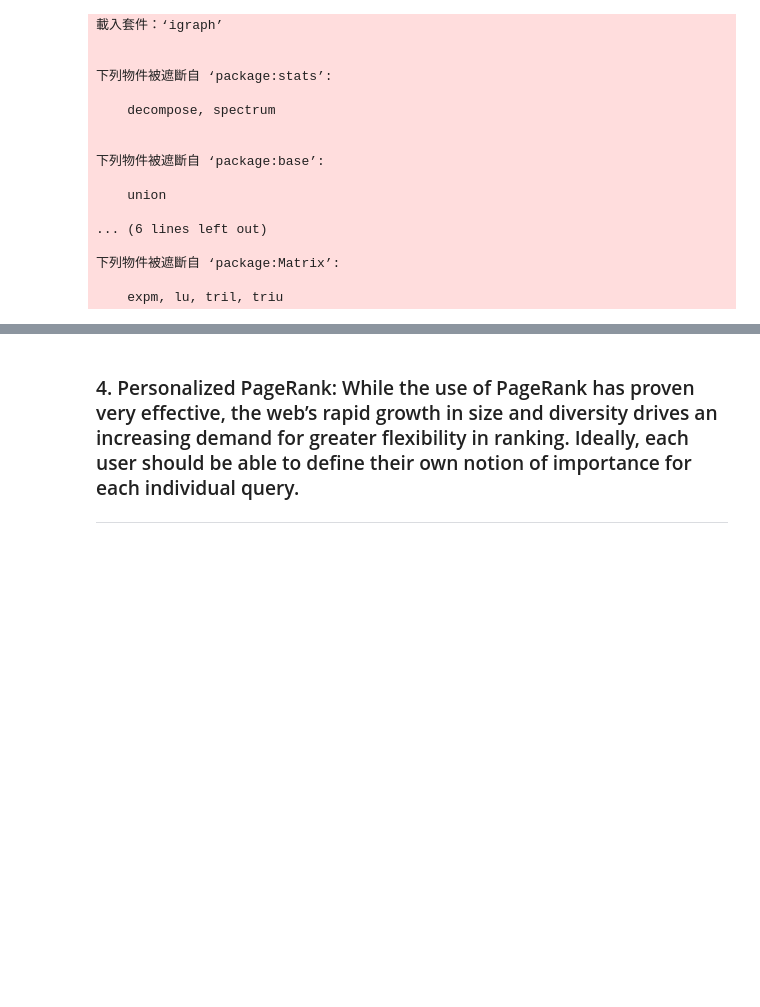
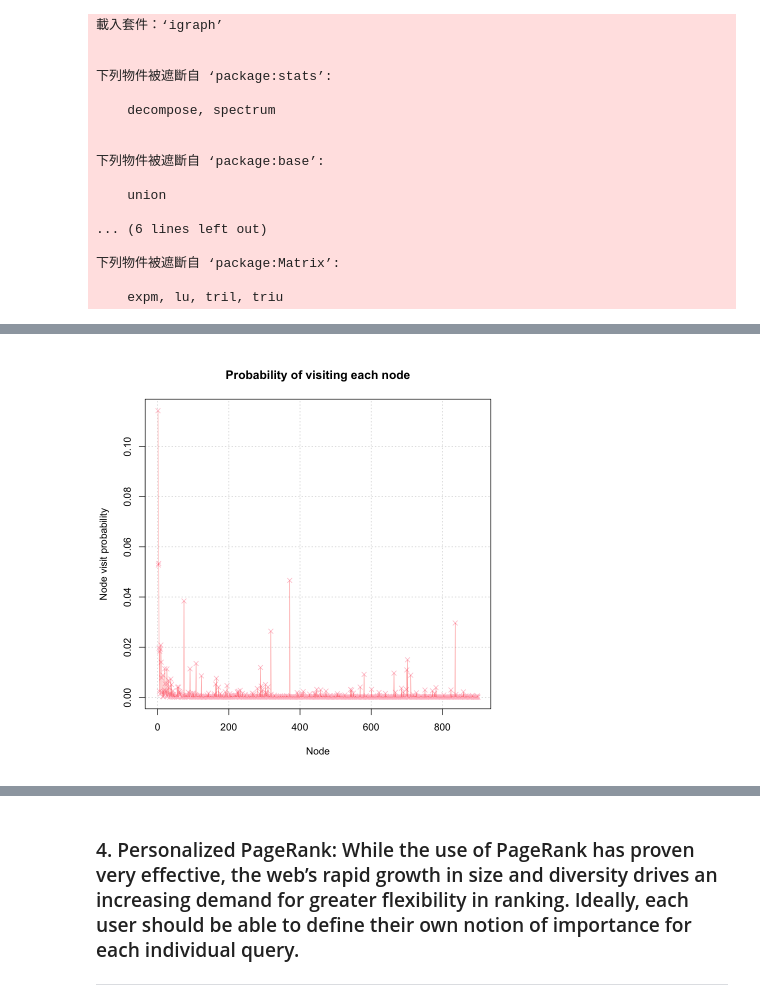
Before and after one commit to kchuang625/ucla-ece-232e-spring-2023-hw, a Jupyter notebook: project1/part2-2_705668757_905847065_105945588.ipynb, the cells around one changed output, grey strips where cells are left out. Saved outputs shown, nothing was run; the diff lists cells and outputs as text; code cells hidden in the pictures; blank space fills up the shorter version.

```diff
--- a/project1/part2-2_705668757_905847065_105945588.ipynb
+++ b/project1/part2-2_705668757_905847065_105945588.ipynb
@@ -36,0 +38,10 @@ library(pracma)
+# %%
+# Create the transition matrix for random walk given a graph
+create_transition_matrix <- function (g) {
+  n <- vcount(g)
+  adj <- as_adjacency_matrix(g)
+  adj[diag(rowSums(adj) == 0)] <- 1  # Replace diagonal elements with 1 for nodes with no outgoing edges
+  row_sums <- rowSums(adj)
+  transition_matrix <- sweep(adj, 1, row_sums, "/") # Divide each row of adjacency matrix by row sums
+  return(transition_matrix)
+}
@@ -36,0 +92,34 @@ library(pracma)
+# %%
+# Generate two Barabasi-Albert graphs and merge them
+g1 <- barabasi.game(900, m = 4, directed = TRUE)
+g2 <- barabasi.game(900, m = 4, directed = TRUE)
+gf <- add_edges(g1, c(t(as_edgelist(permute(g2, sample(vcount(g2)))))))
+# %%
+# Set the number of random walk steps and experimental trials
+num_steps <- 1000
+num_trials <- 100
+
+# Calculate the position of the stable node, which is the initial few steps that are not counted in the visit count
+stable_node <- ceiling(log(vcount(gf)))
+
+# Initialize the visit count for each node
+visited_nodes <- numeric(vcount(gf))
+
+# Perform num_trials random walks, starting from a random node each time, and calculate the visit count for each node
+for (trial in seq_len(num_trials)) {
+  start_node <- sample(1:vcount(gf), 1)
+  walked_nodes <- random_walk_custom(g = gf, num_steps = num_steps, start_node = start_node, visit_mode = 'equal')
+  for (step in (stable_node + 1):length(walked_nodes)) {
+    visited_nodes[walked_nodes[step]] <- visited_nodes[walked_nodes[step]] + 1
+  }
+}
+# %%
+# Calculate the visit probability for each node
+node_prob <- visited_nodes / ((num_steps - stable_node) * num_trials)
+
+# Plot the visit probability of each node, with the x-axis representing the node index and the y-axis representing the visit probability
+plot(seq(1, 900, 1), node_prob, pch = 4, xlab = 'Node', ylab = 'Node visit probability',
+     main = 'Probability of visiting each node', col = 'pink', grid())
+lines(node_prob, lwd = 0.3, col = "red")
+# %% [output]
+[figure, added]
```
Also changed, not shown: parts of 9 cells of this notebook.
